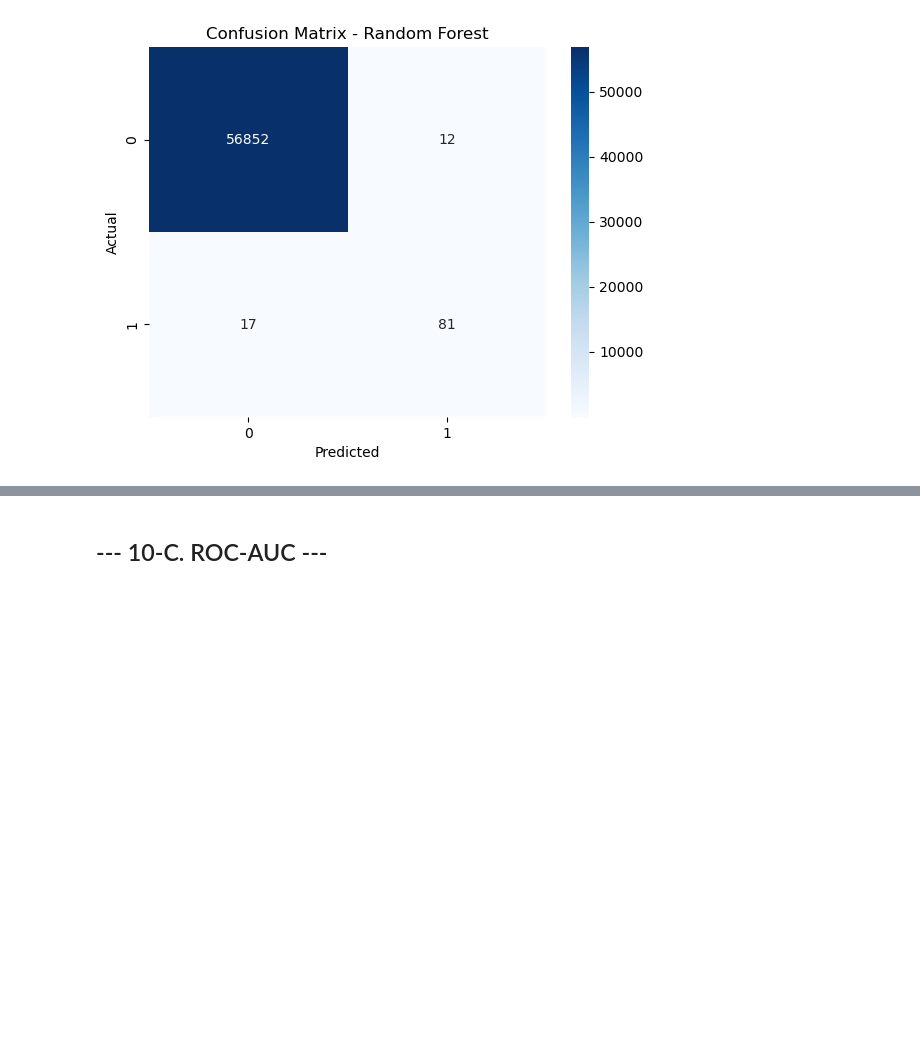
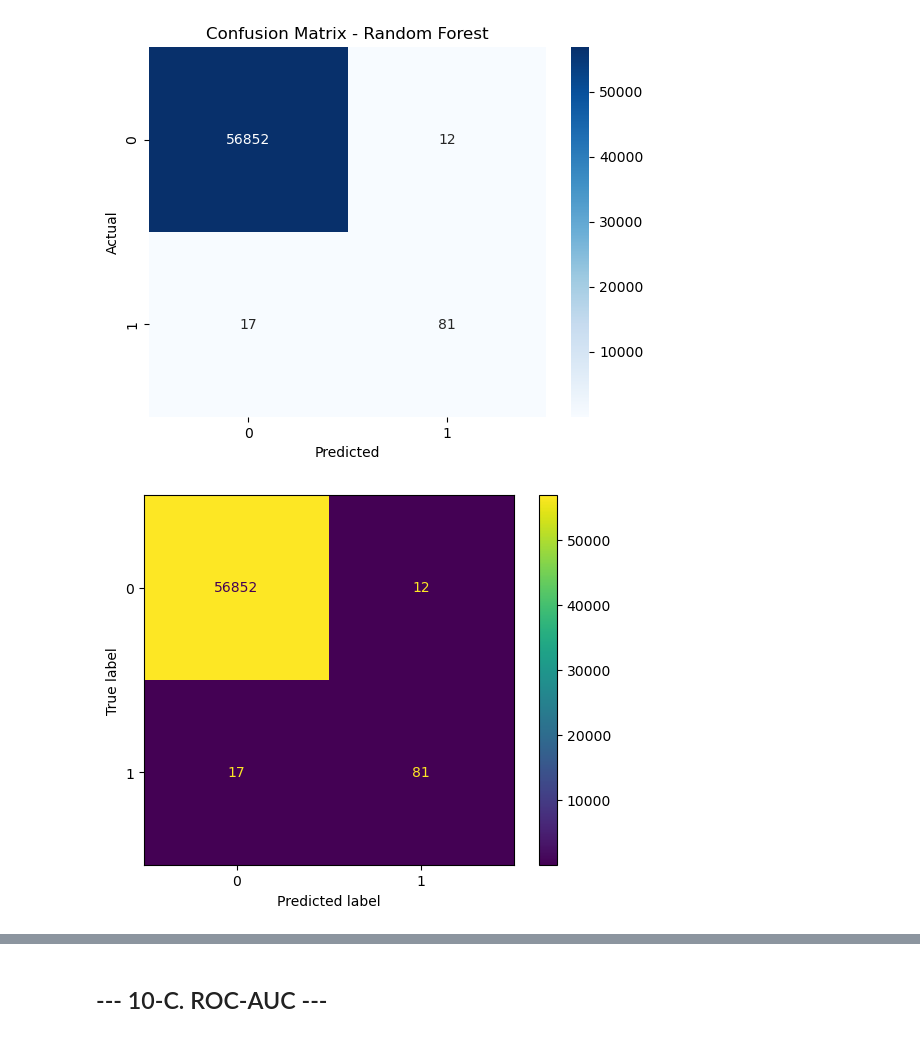
Before and after one commit to vivekparasharr/banking, a Jupyter notebook: fraud-detection-classification.ipynb, the cells around one changed output, grey strips where cells are left out. Drawn from its saved outputs; the diff is of its cells as text; code cells hidden in the pictures; blank space fills up the shorter version.

```diff
--- a/fraud-detection-classification.ipynb
+++ b/fraud-detection-classification.ipynb
@@ -146,3 +148,11 @@ plt.ylabel("Actual")
 plt.show()
 # %% [output]
 [figure]
+# %%
+# Alternative using sklearn's built-in display
+from sklearn.metrics import ConfusionMatrixDisplay
+
+ConfusionMatrixDisplay.from_predictions(y_test, y_pred_rf)
+plt.show()
+# %% [output]
+[figure, added]
```
Also changed, not shown: parts of 2 cells of this notebook.
